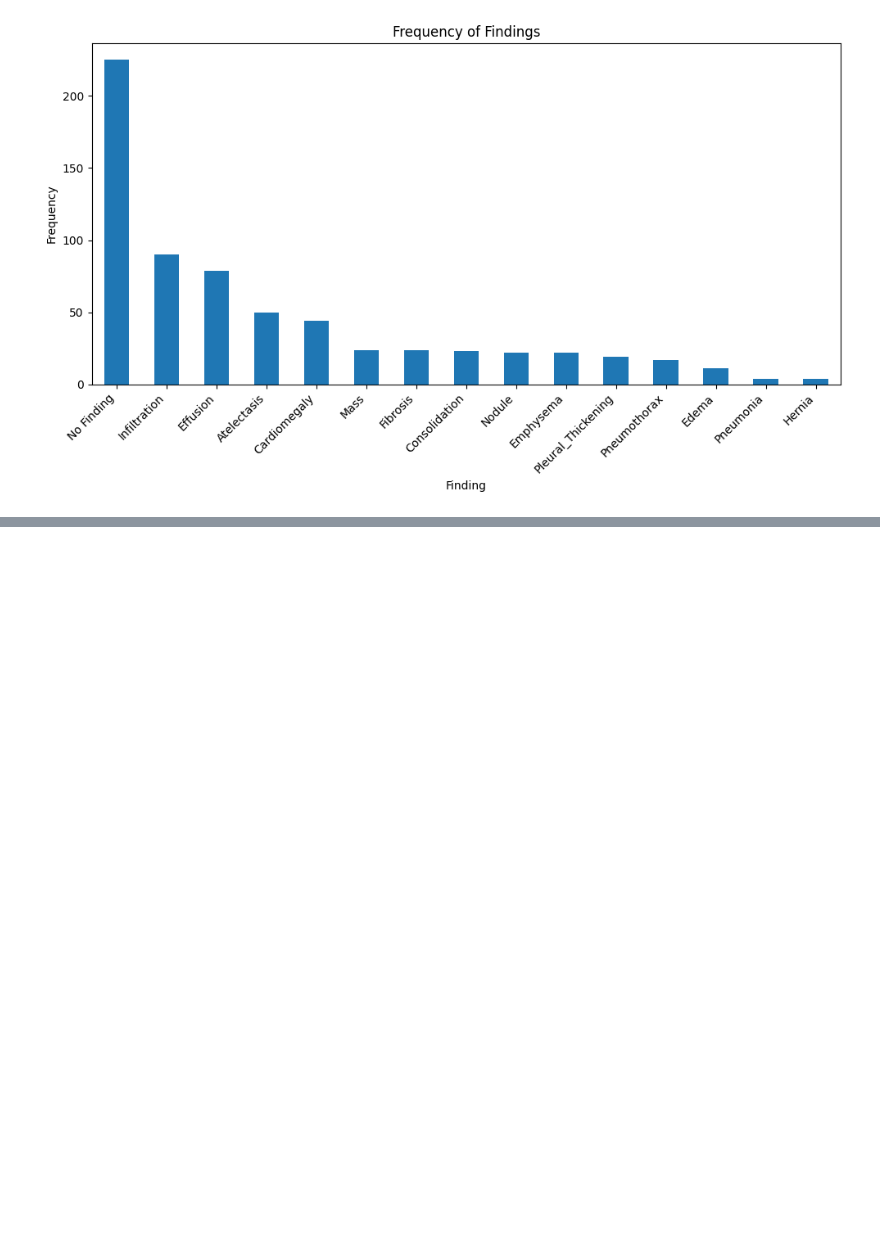
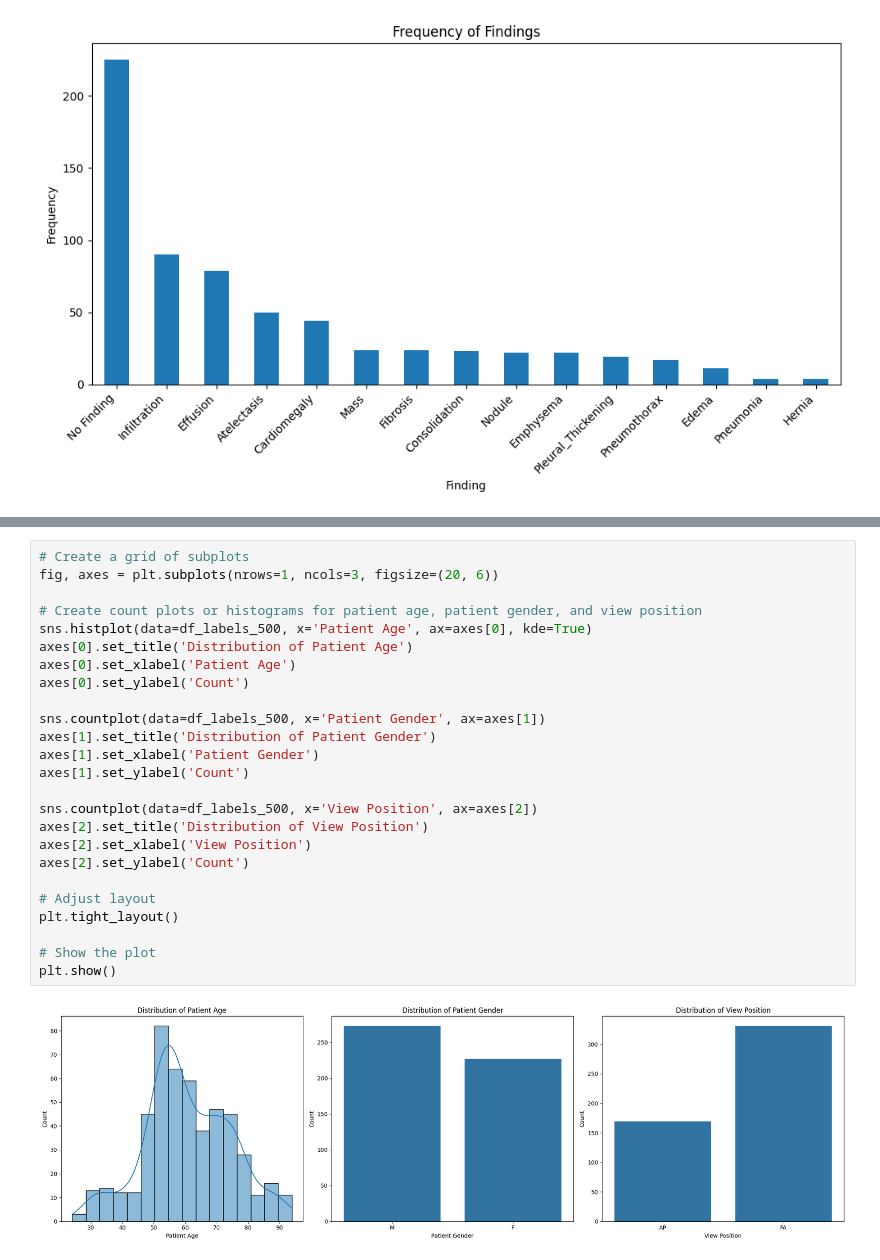
Before and after one commit to adcollin/COVID-detection-from-XRay, a Jupyter notebook: ms3.ipynb, the cells around one changed output, grey strips where cells are left out. Cells and saved outputs as stored; diff of their text form; blank space fills up the shorter version.

```diff
--- a/ms3.ipynb
+++ b/ms3.ipynb
@@ -146,0 +199,27 @@ plt.show()
+# %%
+# Create a grid of subplots
+fig, axes = plt.subplots(nrows=1, ncols=3, figsize=(20, 6))
+
+# Create count plots or histograms for patient age, patient gender, and view position
+sns.histplot(data=df_labels_500, x='Patient Age', ax=axes[0], kde=True)
+axes[0].set_title('Distribution of Patient Age')
+axes[0].set_xlabel('Patient Age')
+axes[0].set_ylabel('Count')
+
+sns.countplot(data=df_labels_500, x='Patient Gender', ax=axes[1])
+axes[1].set_title('Distribution of Patient Gender')
+axes[1].set_xlabel('Patient Gender')
+axes[1].set_ylabel('Count')
+
+sns.countplot(data=df_labels_500, x='View Position', ax=axes[2])
+axes[2].set_title('Distribution of View Position')
+axes[2].set_xlabel('View Position')
+axes[2].set_ylabel('Count')
+
+# Adjust layout
+plt.tight_layout()
+
+# Show the plot
+plt.show()
+# %% [output]
+[figure, added]
```
Also changed, not shown: parts of 7 cells of this notebook.
